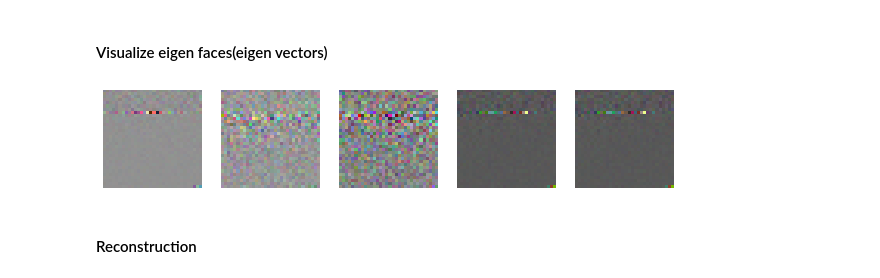
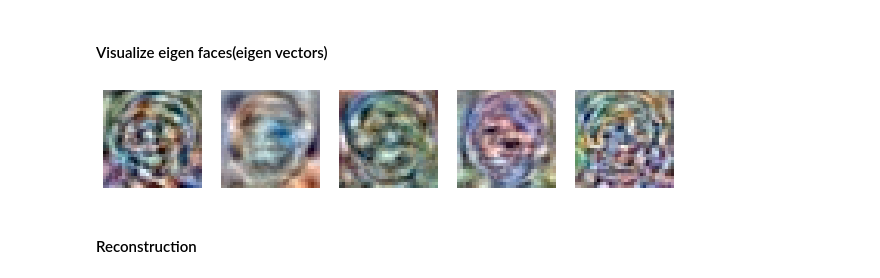
Before and after one commit to spashal/SMAI, a Jupyter notebook: Assignment2/rollnumber_Assignment2_Q3.ipynb, the cells around one changed output. Cells and saved outputs as stored; diff of their text form; code cells hidden in the pictures.

```diff
--- a/Assignment2/rollnumber_Assignment2_Q3.ipynb
+++ b/Assignment2/rollnumber_Assignment2_Q3.ipynb
@@ -162,25 +164,25 @@ plt.plot()
 # %%
 # Use the below sample code to visualize the eigen faces and reconstructed images (can write your own function as well)
 
 def plot(image,H,W,C,indices):
     #indices = [randrange(100)+1 for i in range(5)]
     pl = np.reshape(image.T,(-1,H,W,C))
     plt.figure(figsize=(25,25))
     for c,i in enumerate(indices):
         ele = pl[i]
         minim = np.min(ele)
         maxim = np.max(ele)
         ele = (ele - minim) / (maxim - minim)
         ele = np.clip(ele,0,254)
         plt.subplot(1,12,c+1)
         plt.axis('off')
         plt.imshow(ele,cmap=plt.cm.gray)
     plt.show()
 
 indices = [randrange(120)+1 for i in range(5)]
-plot(u,H,W,C, indices)
+plot(u.transpose(),32,32,C, indices)
 # %% [output]
-[figure, old version]
+[figure, new version]
 # %% [markdown]
 #### Reconstruction
 # %%
```
Also changed, not shown: parts of 12 cells of this notebook, 2 other files.
